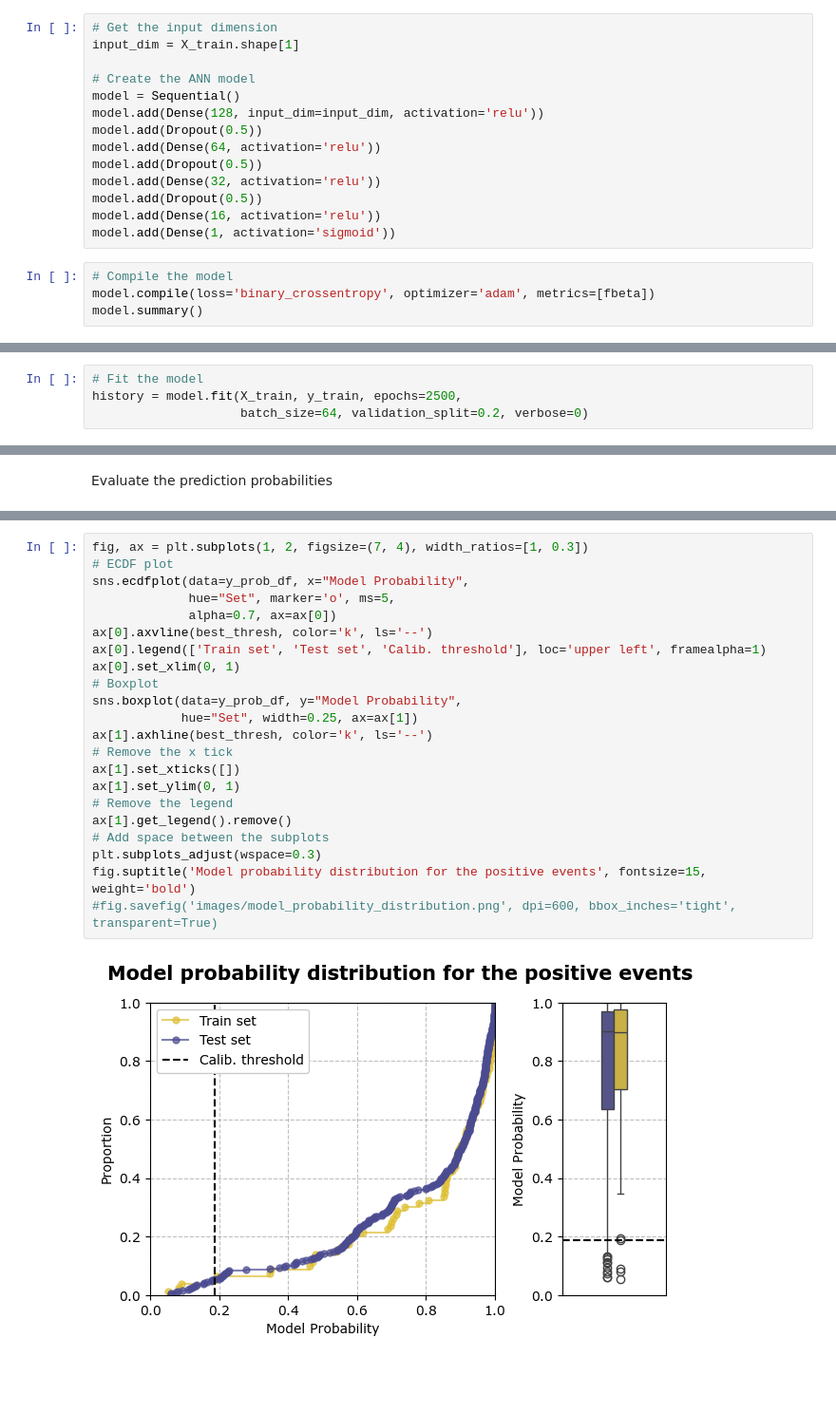
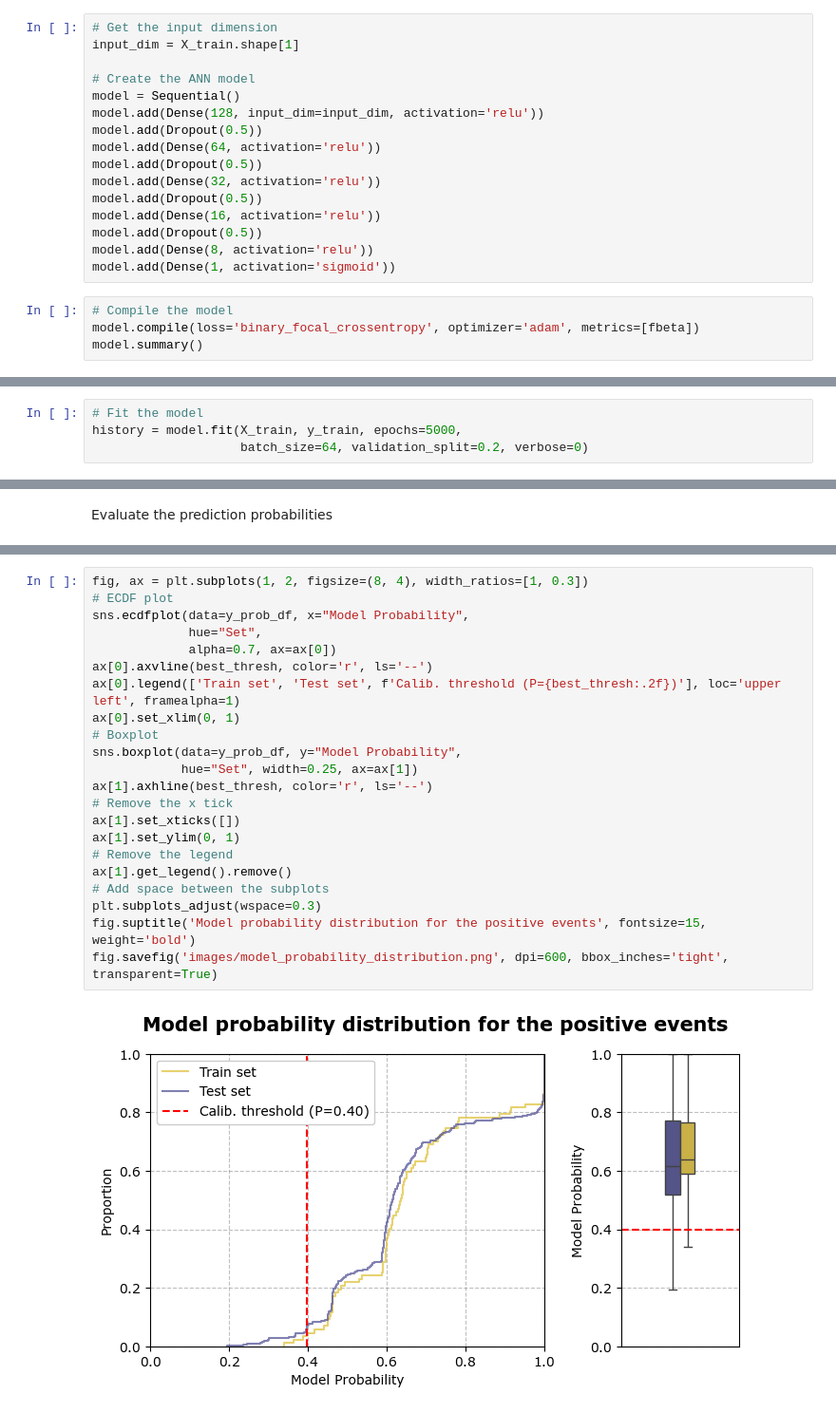
Before and after one commit to AlbertGallegoJimenez/TsunamiClassifier, a Jupyter notebook: notebook_tsunami.ipynb, the cells around one changed output, grey strips where cells are left out. Shown at 95% size. Saved outputs shown, nothing was run; the diff lists cells and outputs as text; blank space fills up the shorter version.

```diff
--- a/notebook_tsunami.ipynb
+++ b/notebook_tsunami.ipynb
@@ -453,10 +452,12 @@ model.add(Dropout(0.5))
 model.add(Dense(32, activation='relu'))
 model.add(Dropout(0.5))
 model.add(Dense(16, activation='relu'))
+model.add(Dropout(0.5))
+model.add(Dense(8, activation='relu'))
 model.add(Dense(1, activation='sigmoid'))
 # %%
 # Compile the model
-model.compile(loss='binary_crossentropy', optimizer='adam', metrics=[fbeta])
+model.compile(loss='binary_focal_crossentropy', optimizer='adam', metrics=[fbeta])
 model.summary()
 # %% [output]
 Model: "sequential"
@@ -480,7 +481,7 @@ _________________________________________________________________
 ### Train the model <a class="anchor" id="train-model-header"></a>
 # %%
 # Fit the model
-history = model.fit(X_train, y_train, epochs=2500,
+history = model.fit(X_train, y_train, epochs=5000,
                     batch_size=64, validation_split=0.2, verbose=0)
 # %%
 # Show the loss and fbeta of the model
@@ -808,24 +809,24 @@ y_prob_df = pd.concat([y_train_prob_df, y_test_prob_df])
 # %%
-fig, ax = plt.subplots(1, 2, figsize=(7, 4), width_ratios=[1, 0.3])
+fig, ax = plt.subplots(1, 2, figsize=(8, 4), width_ratios=[1, 0.3])
 # ECDF plot
 sns.ecdfplot(data=y_prob_df, x="Model Probability",
-             hue="Set", marker='o', ms=5,
+             hue="Set",
              alpha=0.7, ax=ax[0])
-ax[0].axvline(best_thresh, color='k', ls='--')
-ax[0].legend(['Train set', 'Test set', 'Calib. threshold'], loc='upper left', framealpha=1)
+ax[0].axvline(best_thresh, color='r', ls='--')
+ax[0].legend(['Train set', 'Test set', f'Calib. threshold (P={best_thresh:.2f})'], loc='upper left', framealpha=1)
 ax[0].set_xlim(0, 1)
 # Boxplot
 sns.boxplot(data=y_prob_df, y="Model Probability",
             hue="Set", width=0.25, ax=ax[1])
-ax[1].axhline(best_thresh, color='k', ls='--')
+ax[1].axhline(best_thresh, color='r', ls='--')
 # Remove the x tick
 ax[1].set_xticks([])
 ax[1].set_ylim(0, 1)
 # Remove the legend
 ax[1].get_legend().remove()
 # Add space between the subplots
 plt.subplots_adjust(wspace=0.3)
 fig.suptitle('Model probability distribution for the positive events', fontsize=15, weight='bold')
-#fig.savefig('images/model_probability_distribution.png', dpi=600, bbox_inches='tight', transparent=True)
+fig.savefig('images/model_probability_distribution.png', dpi=600, bbox_inches='tight', transparent=True)
 # %% [output]
-[figure, old version]
+[figure, new version]
```
Also changed, not shown: parts of 16 cells of this notebook, 9 other files.
